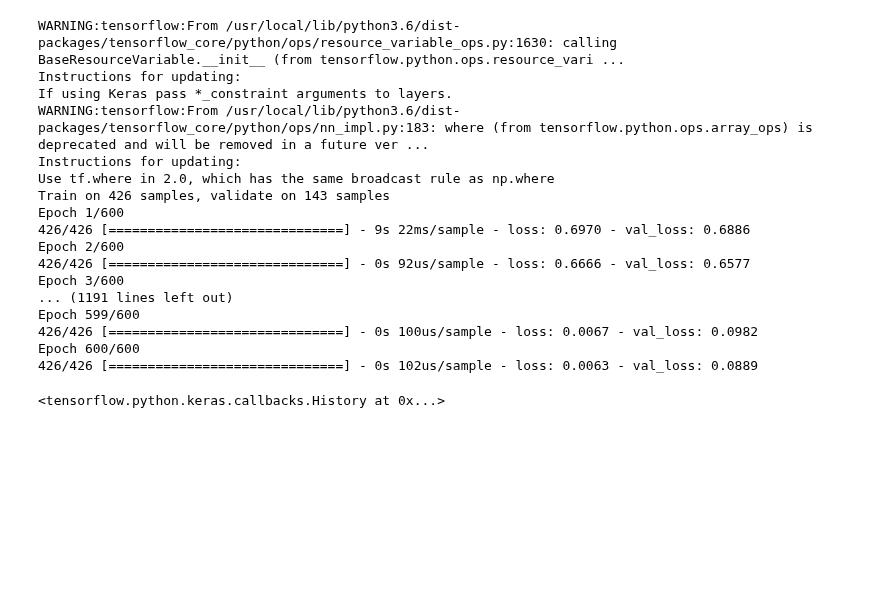
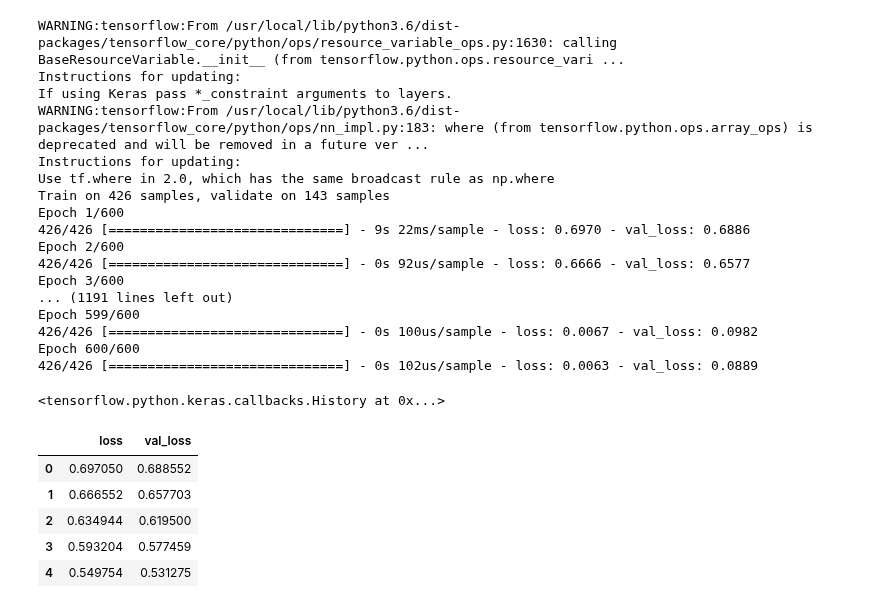
Before and after one commit to R-aryan/Cancer-Classification-using-Deep-Learning, a Jupyter notebook: Cancer_Classification.ipynb, the cells around one changed output. Cells and saved outputs as stored; diff of their text form; code cells hidden in the pictures; blank space fills up the shorter version.

```diff
--- a/Cancer_Classification.ipynb
+++ b/Cancer_Classification.ipynb
@@ -364,0 +369,9 @@ Epoch 600/600
+# %%
+model_loss.head()
+# %% [output]
+|  | loss | val_loss |
+| 0 | 0.697050 | 0.688552 |
+| 1 | 0.666552 | 0.657703 |
+| 2 | 0.634944 | 0.619500 |
+| 3 | 0.593204 | 0.577459 |
+| 4 | 0.549754 | 0.531275 |
```
Also changed, not shown: parts of 3 cells of this notebook.
